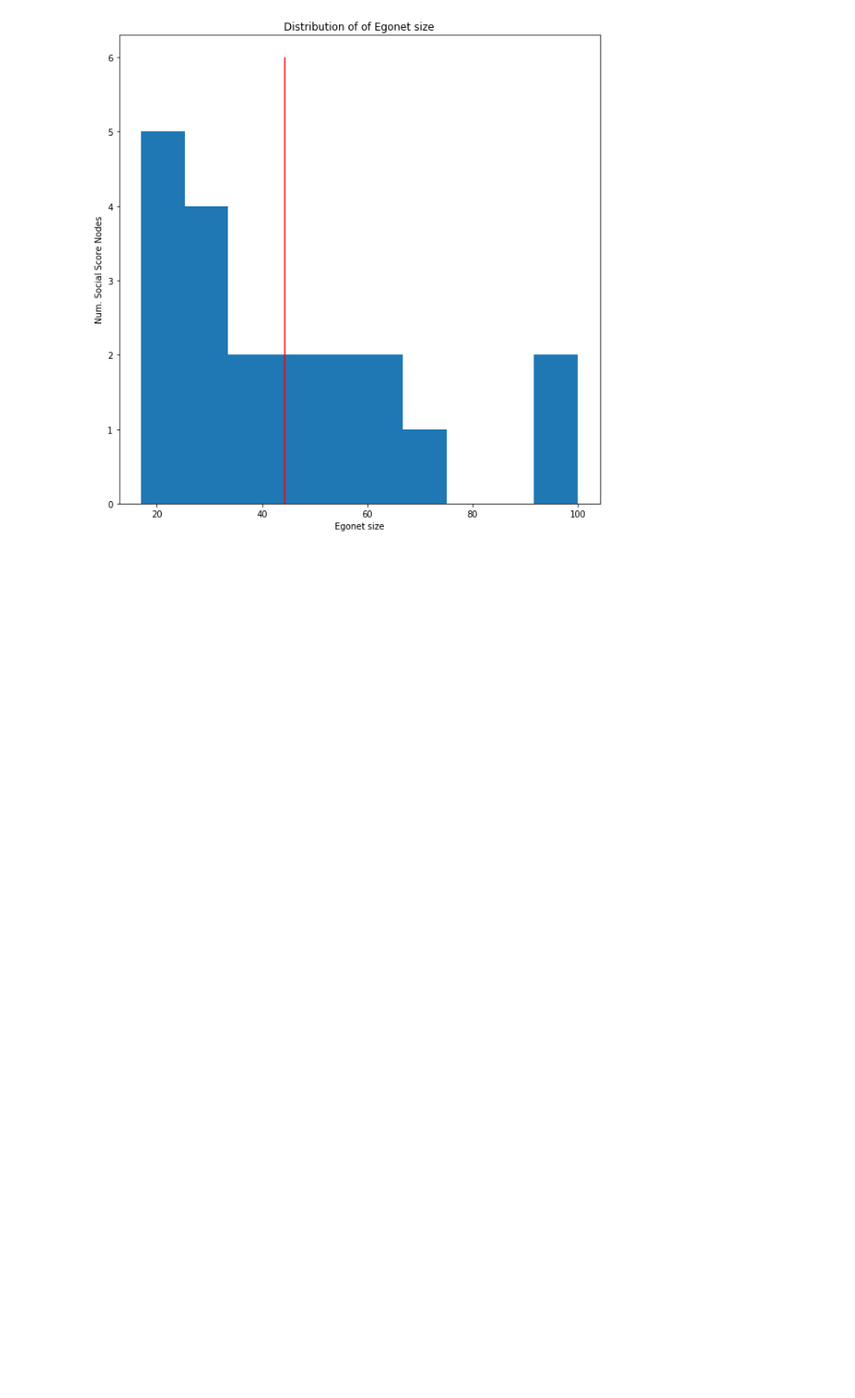
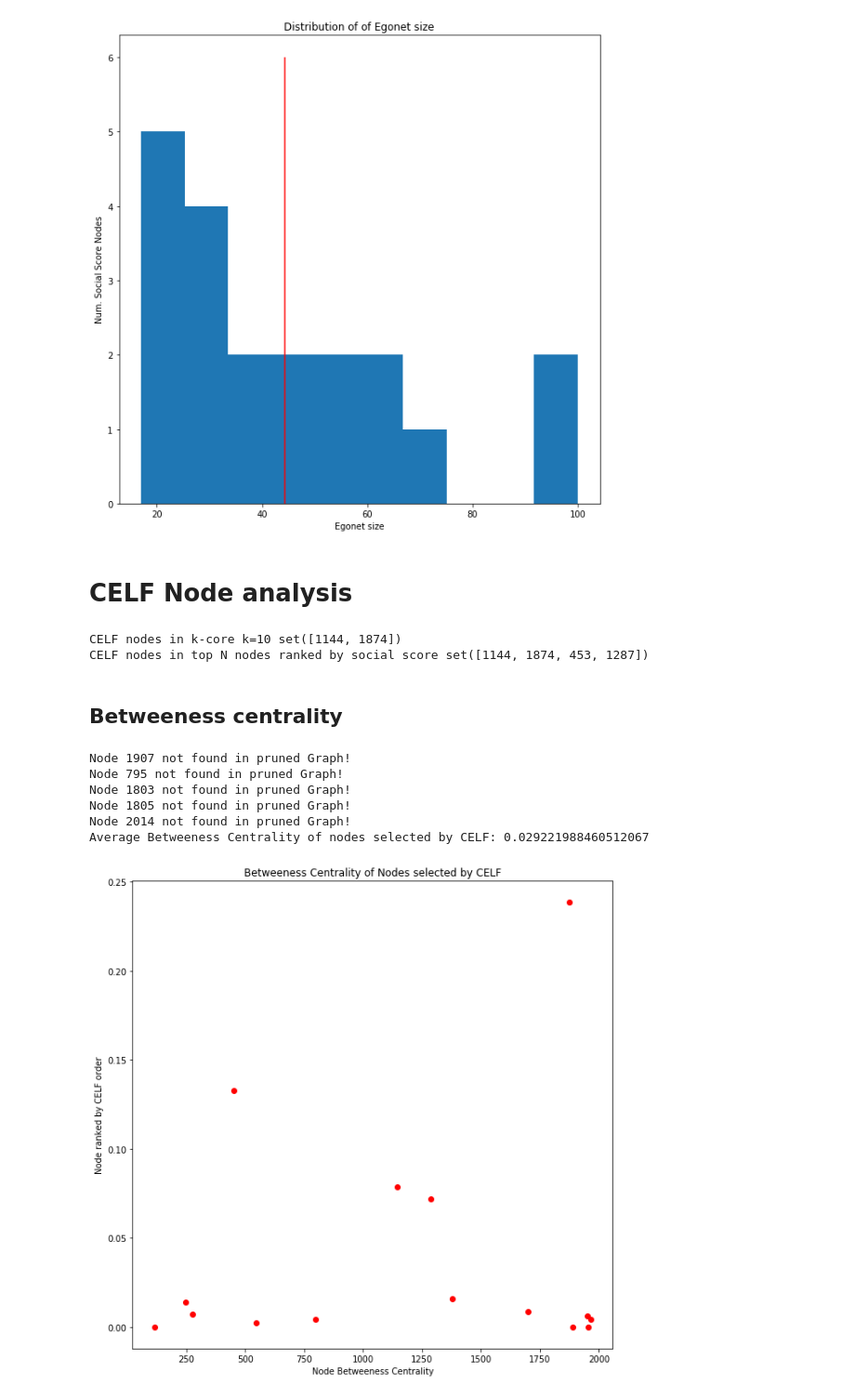
Before and after one commit to ppsekhar/CS224W, a Jupyter notebook: socialScore/socialNodeAnalysis.ipynb, the cells around one changed output. Shown at 93% size. Cells and saved outputs as stored; diff of their text form; code cells hidden in the pictures; blank space fills up the shorter version.

```diff
--- a/socialScore/socialNodeAnalysis.ipynb
+++ b/socialScore/socialNodeAnalysis.ipynb
@@ -190,3 +193,8 @@ plt.hist(egoNetDistribution)
 plt.show()
 # %% [output]
 [figure]
+# %% [markdown]
+# CELF Node analysis
+# %%
+celfNodes = [ 453, 246, 1952, 1144, 1701, 547, 1377, 1907, 278, 1889, 1874, 1953, 115, 1966, 795, 1803, 1805, 2014, 1287, 798 ]
+celfNodeSet = set(celfNodes)
@@ -192,0 +204,43 @@ plt.show()
+# %%
+print "CELF nodes in k-core k=10 %r" % celfNodesInKCore
+print "CELF nodes in top N nodes ranked by social score %r" % celfNodeInSocialNodes
+# %% [output]
+CELF nodes in k-core k=10 set([1144, 1874])
+CELF nodes in top N nodes ranked by social score set([1144, 1874, 453, 1287])
+# %% [markdown]
+## Betweeness centrality
+# %%
+node_between_centrality = nx.betweenness_centrality(uGNx)
+celfNodeBetweenCentrality = list()
+
+totalCelfNodeBetweenCentrality = 0.0
+
+y = list()
+for n in celfNodes:
+    b = node_between_centrality.get(n, None)
+
+    if b == None:
+        print "Node %r not found in pruned Graph!" % n
+        continue
+
+    celfNodeBetweenCentrality.append(b)
+    totalCelfNodeBetweenCentrality += b
+    y.append(n)
+
+avgCelfNodeBetweenCentrality = totalCelfNodeBetweenCentrality/len(celfNodes)
+print "Average Betweeness Centrality of nodes selected by CELF: %r" % avgCelfNodeBetweenCentrality
+
+plt.figure(figsize=(10,10))
+plt.title("Betweeness Centrality of Nodes selected by CELF")
+plt.xlabel("Node Betweeness Centrality")
+plt.ylabel("Node ranked by CELF order")
+plt.plot(y, celfNodeBetweenCentrality, 'ro')
+plt.show()
+# %% [output]
+Node 1907 not found in pruned Graph!
+Node 795 not found in pruned Graph!
+Node 1803 not found in pruned Graph!
+Node 1805 not found in pruned Graph!
+Node 2014 not found in pruned Graph!
+Average Betweeness Centrality of nodes selected by CELF: 0.029221988460512067
+[figure, added]
```
Also changed, not shown: parts of 16 cells of this notebook, 3 other files.
